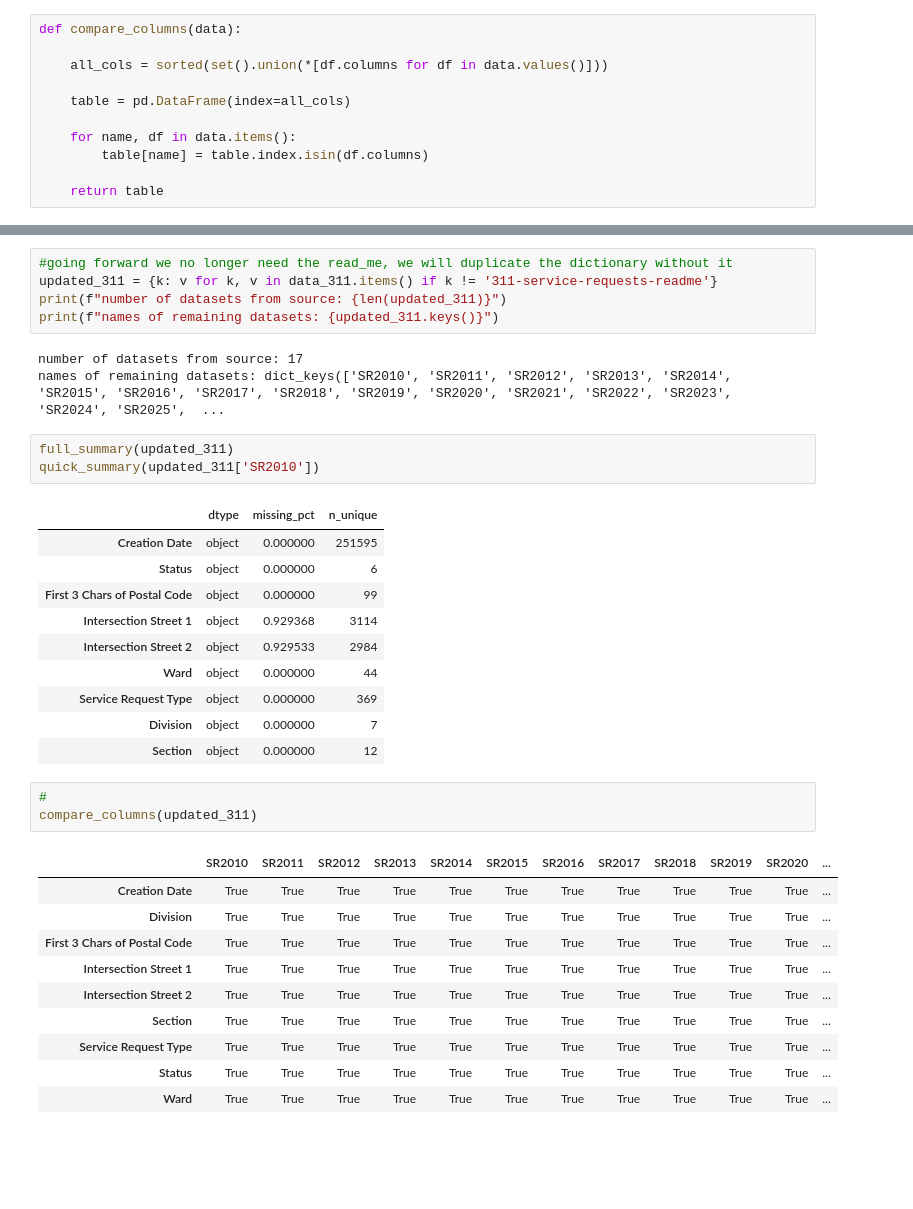
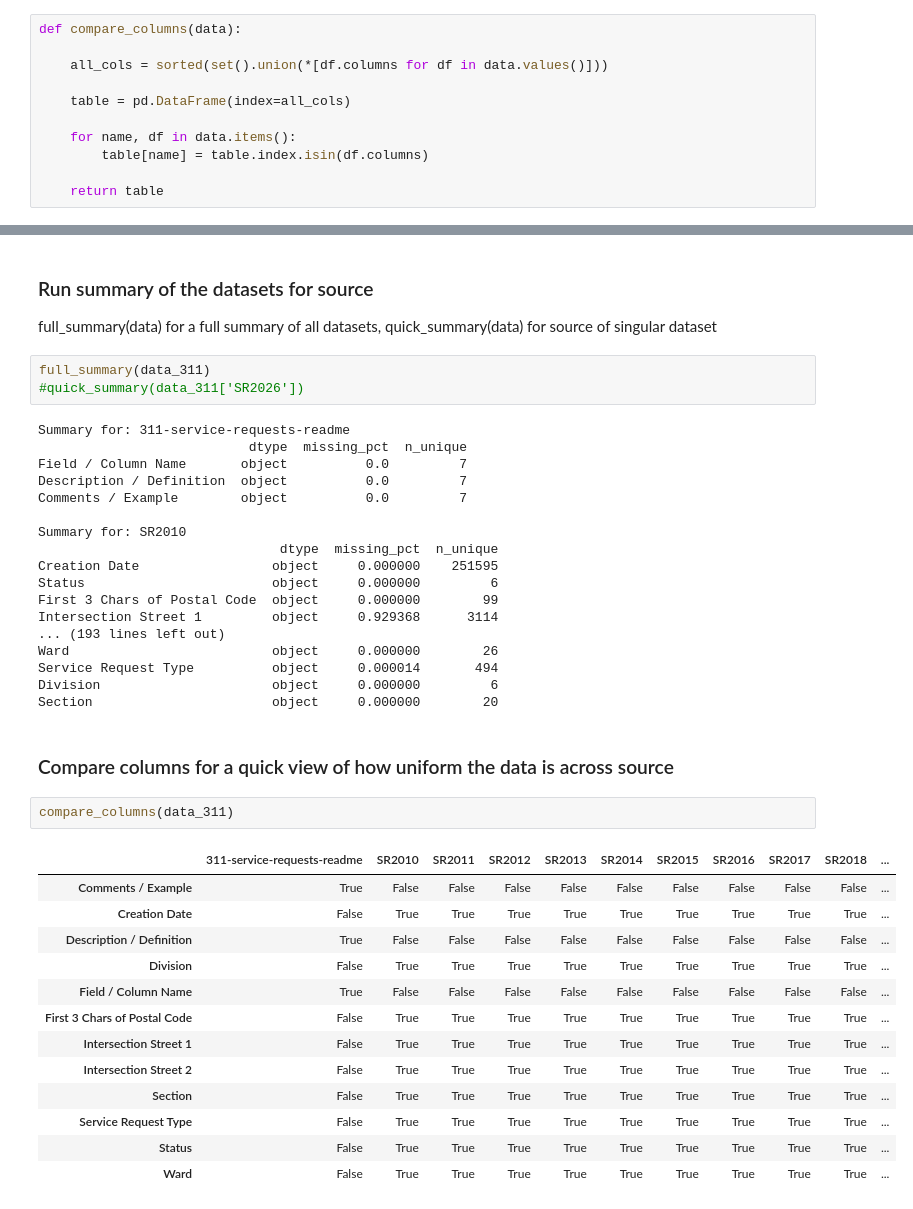
Before and after one commit to kmefu94/Water-Infrastructure-Risk-Toronto, a Jupyter notebook: reports/Data_Inventory.ipynb, the cells around one changed output, grey strips where cells are left out. Cells and saved outputs as stored; diff of their text form; blank space fills up the shorter version.

```diff
--- a/reports/Data_Inventory.ipynb
+++ b/reports/Data_Inventory.ipynb
@@ -215,36 +273,43 @@ dict_keys(['311-service-requests-readme', 'SR2010', 'SR2011', 'SR2012', 'SR2013'
-# %%
-#going forward we no longer need the read_me, we will duplicate the dictionary without it
-updated_311 = {k: v for k, v in data_311.items() if k != '311-service-requests-readme'}
-print(f"number of datasets from source: {len(updated_311)}")
-print(f"names of remaining datasets: {updated_311.keys()}")
-# %% [output]
-number of datasets from source: 17
-names of remaining datasets: dict_keys(['SR2010', 'SR2011', 'SR2012', 'SR2013', 'SR2014', 'SR2015', 'SR2016', 'SR2017', 'SR2018', 'SR2019', 'SR2020', 'SR2021', 'SR2022', 'SR2023', 'SR2024', 'SR2025',  ...
+# %% [markdown]
+### Run summary of the datasets for source
+
+full_summary(data) for a full summary of all datasets, quick_summary(data) for source of singular dataset
 # %%
-full_summary(updated_311)
-quick_summary(updated_311['SR2010'])
+full_summary(data_311)
+#quick_summary(data_311['SR2026'])
 # %% [output]
-|  | dtype | missing_pct | n_unique |
-| Creation Date | object | 0.000000 | 251595 |
-| Status | object | 0.000000 | 6 |
-| First 3 Chars of Postal Code | object | 0.000000 | 99 |
-| Intersection Street 1 | object | 0.929368 | 3114 |
-| Intersection Street 2 | object | 0.929533 | 2984 |
-| Ward | object | 0.000000 | 44 |
-| Service Request Type | object | 0.000000 | 369 |
-| Division | object | 0.000000 | 7 |
-| Section | object | 0.000000 | 12 |
+Summary for: 311-service-requests-readme
+                           dtype  missing_pct  n_unique
+Field / Column Name       object          0.0         7
+Description / Definition  object          0.0         7
+Comments / Example        object          0.0         7
+
+Summary for: SR2010
+                               dtype  missing_pct  n_unique
+Creation Date                 object     0.000000    251595
+Status                        object     0.000000         6
+First 3 Chars of Postal Code  object     0.000000        99
+Intersection Street 1         object     0.929368      3114
+... (193 lines left out)
+Ward                          object     0.000000        26
+Service Request Type          object     0.000014       494
+Division                      object     0.000000         6
+Section                       object     0.000000        20
-# %%
-#
-compare_columns(updated_311)
-# %% [output]
-|  | SR2010 | SR2011 | SR2012 | SR2013 | SR2014 | SR2015 | SR2016 | SR2017 | SR2018 | SR2019 | SR2020 | ... |
-| Creation Date | True | True | True | True | True | True | True | True | True | True | True | ... |
-| Division | True | True | True | True | True | True | True | True | True | True | True | ... |
-| First 3 Chars of Postal Code | True | True | True | True | True | True | True | True | True | True | True | ... |
-| Intersection Street 1 | True | True | True | True | True | True | True | True | True | True | True | ... |
-| Intersection Street 2 | True | True | True | True | True | True | True | True | True | True | True | ... |
-| Section | True | True | True | True | True | True | True | True | True | True | True | ... |
-| Service Request Type | True | True | True | True | True | True | True | True | True | True | True | ... |
-| Status | True | True | True | True | True | True | True | True | True | True | True | ... |
-| Ward | True | True | True | True | True | True | True | True | True | True | True | ... |
+# %% [markdown]
+### Compare columns for a quick view of how uniform the data is across source
+# %%
+compare_columns(data_311)
+# %% [output]
+|  | 311-service-requests-readme | SR2010 | SR2011 | SR2012 | SR2013 | SR2014 | SR2015 | SR2016 | SR2017 | SR2018 | ... |
+| Comments / Example | True | False | False | False | False | False | False | False | False | False | ... |
+| Creation Date | False | True | True | True | True | True | True | True | True | True | ... |
+| Description / Definition | True | False | False | False | False | False | False | False | False | False | ... |
+| Division | False | True | True | True | True | True | True | True | True | True | ... |
+| Field / Column Name | True | False | False | False | False | False | False | False | False | False | ... |
+| First 3 Chars of Postal Code | False | True | True | True | True | True | True | True | True | True | ... |
+| Intersection Street 1 | False | True | True | True | True | True | True | True | True | True | ... |
+| Intersection Street 2 | False | True | True | True | True | True | True | True | True | True | ... |
+| Section | False | True | True | True | True | True | True | True | True | True | ... |
+| Service Request Type | False | True | True | True | True | True | True | True | True | True | ... |
+| Status | False | True | True | True | True | True | True | True | True | True | ... |
+| Ward | False | True | True | True | True | True | True | True | True | True | ... |
```
Also changed, not shown: parts of 75 cells of this notebook, 3 other files.
